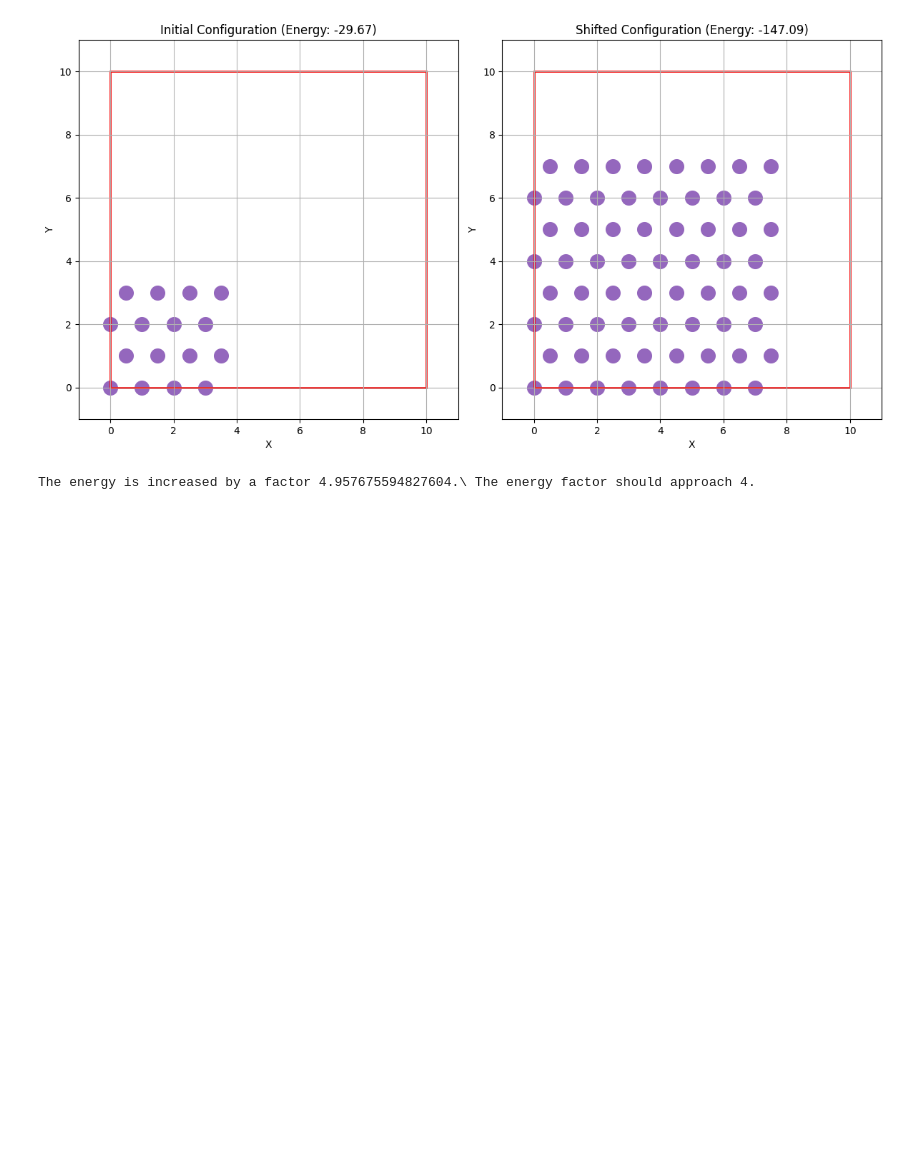
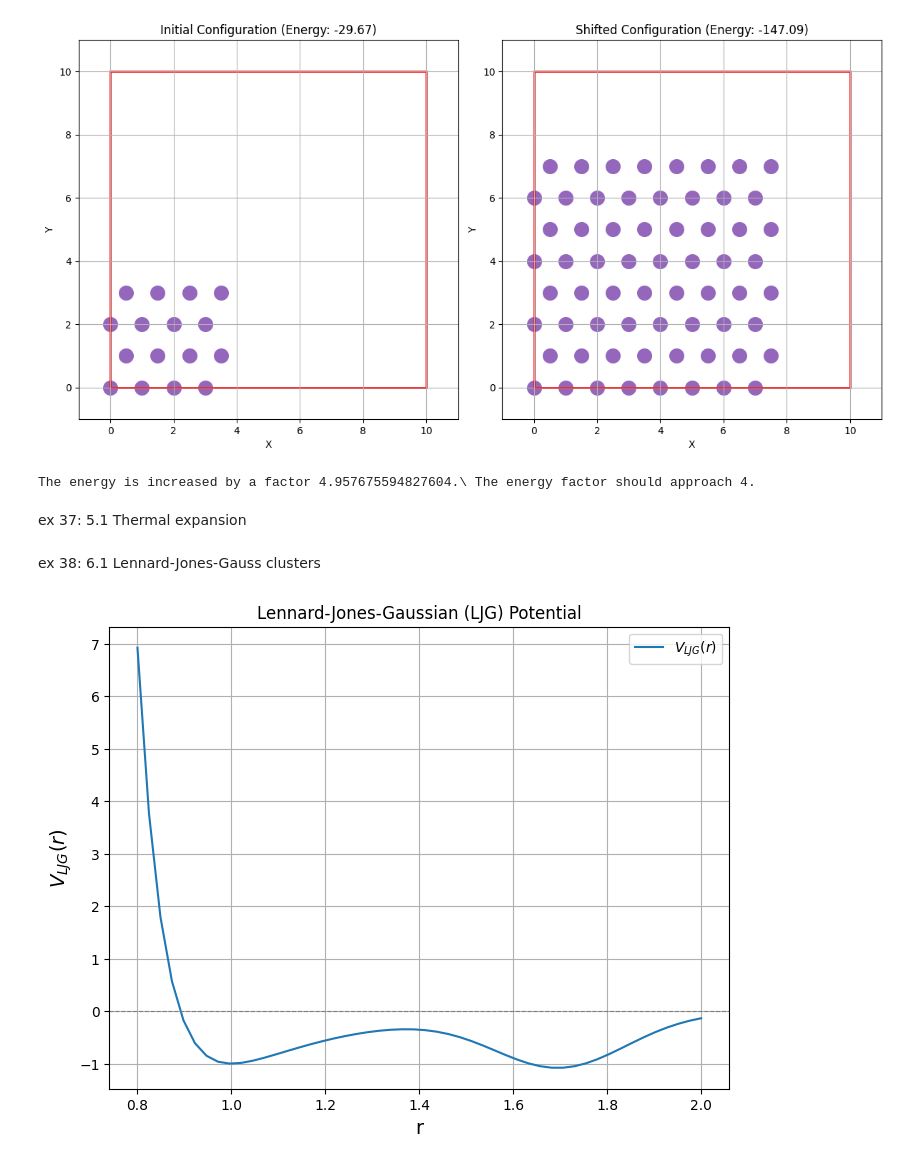
Before and after one commit to Justusperthes/Comphy, a Jupyter notebook: w7/periodic_systems.ipynb, the cells around one changed output. Drawn from its saved outputs; the diff is of its cells as text; code cells hidden in the pictures; blank space fills up the shorter version.

```diff
--- a/w7/periodic_systems.ipynb
+++ b/w7/periodic_systems.ipynb
@@ -493,3 +493,26 @@ print(f"The energy is increased by a factor {energy_extended/energy_initial}. Th
 # %% [output]
 [figure]
 The energy is increased by a factor 4.957675594827604.\ The energy factor should approach 4.
+# %% [markdown]
+ex 37: 5.1 Thermal expansion
+# %% [markdown]
+ex 38: 6.1 Lennard-Jones-Gauss clusters
+# %%
+epsilon = 1 # depth of LJ minimum
+r0 = 1 # location of LJ minimum
+sigma_squared = 0.02 * r0**2 # width of Gaussian
+r = np.linspace(0.8,2.0) #
+
+V_LJG = epsilon * ( (r0/r)**12 -2 * (r0/r)**6 - np.exp (- (r - 1.7 * r0)**2 / (2* sigma_squared)) )
+
+plt.figure(figsize=(8, 6))
+plt.plot(r, V_LJG, label=r'$V_{LJG}(r)$')
+plt.axhline(0, color='gray', linestyle='--', linewidth=0.8)
+plt.xlabel('r', fontsize=14)
+plt.ylabel(r'$V_{LJG}(r)$', fontsize=14)
+plt.title('Lennard-Jones-Gaussian (LJG) Potential')
+plt.grid(True)
+plt.legend()
+plt.show()
+# %% [output]
+[figure, added]
```
Also changed, not shown: parts of 2 cells of this notebook.
